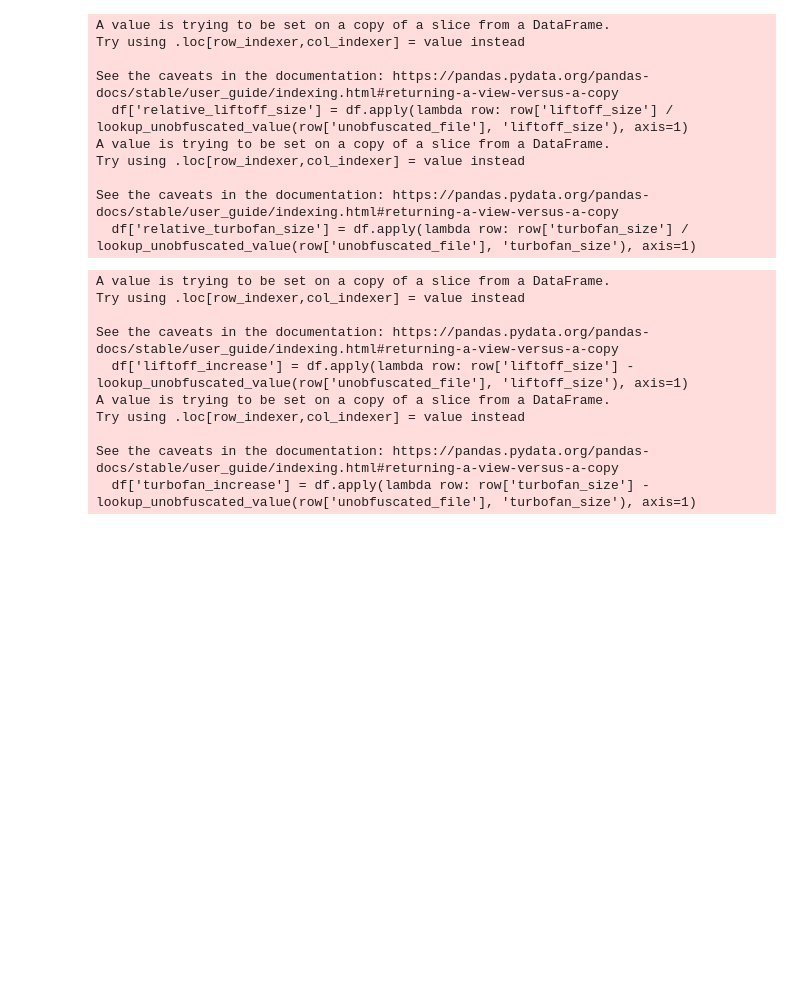
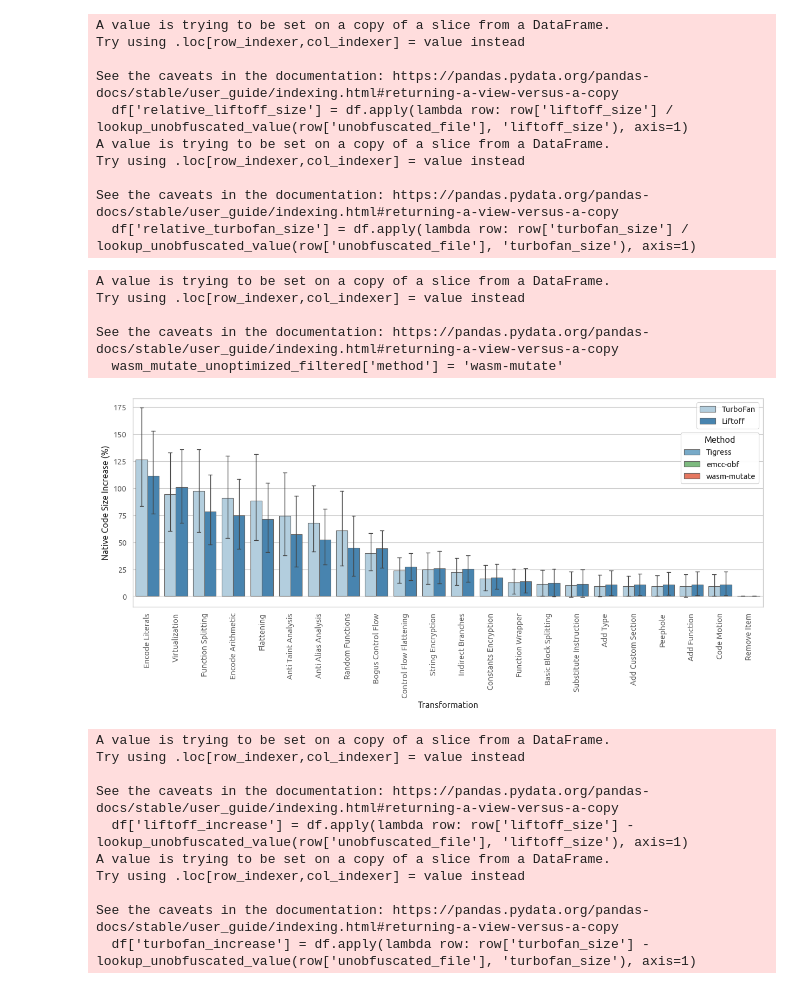
Before and after one commit to HakonHarnes/wasm-obf, a Jupyter notebook: analysis/optimization.ipynb, the cells around one changed output. Drawn from its saved outputs; the diff is of its cells as text; code cells hidden in the pictures; blank space fills up the shorter version.

```diff
--- a/analysis/optimization.ipynb
+++ b/analysis/optimization.ipynb
@@ -404,6 +418,81 @@ Try using .loc[row_indexer,col_indexer] = value instead
 
 See the caveats in the documentation: https://pandas.pydata.org/pandas-docs/stable/user_guide/indexing.html#returning-a-view-versus-a-copy
   df['relative_turbofan_size'] = df.apply(lambda row: row['turbofan_size'] / lookup_unobfuscated_value(row['unobfuscated_file'], 'turbofan_size'), axis=1)
+# %%
+def plot_v8_optimization_by_relative_instruction_size(df, xlabel, y='relative_size_percent', palette=None, path=None):
+    plt.figure(figsize=(15,5))
+
+    # Compute the average distance for each transformation_label
+    avg_distance = df.groupby('transformation_label')['relative_size'].mean().reset_index()
+
+    # Sort DataFrame by descending values of the average distance
+    avg_distance_sorted = avg_distance.sort_values('relative_size', ascending=False)
+
+    # Use the sorted order to sort the original DataFrame by transformation_label
+    df['transformation_label'] = pd.Categorical(df['transformation_label'],
+                                                categories=avg_distance_sorted['transformation_label'],
+                                                ordered=True)
+
+    df['relative_size_percent'] = (df['relative_size'] - 1) * 100
+    sorted_df = df.sort_values('relative_size_percent')
+
+    ax = sns.barplot(data=sorted_df,
+                x='transformation_label',
+                y=y,
+                # errorbar=None,
+                hue='stage',
+                palette=palette,
+                errwidth=1.0,
+                capsize=0.13,
+                edgecolor=edgecolor,
+                )
+
+    # Axis labels
+    plt.ylabel('Native Code Size Increase (%)')
+    plt.xlabel(xlabel)
+    # plt.ylim(0,3.5)
+
+    plt.xticks(rotation=90)
+
+    optimization_legend = ax.legend(title='', loc='upper right')
+    ax.add_artist(optimization_legend)
+
+    method_labels = df['method'].unique()
+    method_colors = ["#78AAC8", "#7DBA7F", "#E57760"]
+    method_handles = [Patch(facecolor=c, edgecolor=edgecolor, label=label) for label, c in zip(method_labels, method_colors)]
+    method_legend = plt.legend(method_handles, method_labels, title='Method', loc='upper right', bbox_to_anchor=(1, 0.855))
+    ax.add_artist(method_legend)
+
+    # Save plot
+    if path is not None:
+        plt.savefig(path, dpi=300, bbox_inches="tight")
+
+    # Show the plot
+    plt.show()
+
+wasm_mutate_unoptimized_filtered['method'] = 'wasm-mutate'
+df = pd.concat([tigress_unoptimized, llvm_unoptimized, wasm_mutate_unoptimized_filtered], ignore_index=True)
+
+df_liftoff = df.copy()
+df_liftoff['relative_size'] = df['relative_liftoff_size']
+df_liftoff['stage'] = 'Liftoff'
+
+df_turbofan = df.copy()
+df_turbofan['relative_size'] = df['relative_turbofan_size']
+df_turbofan['stage'] = 'TurboFan'
+
+df = pd.concat([df_liftoff, df_turbofan])
+
+plot_v8_optimization_by_relative_instruction_size(df, "Transformation", y="relative_size_percent", palette="Blues", path='./plots/effectiveness/distance-v8-transformations-blue.pdf')
+# plot_v8_optimization_by_relative_instruction_size(df, "Transformation", y="relative_size_percent", palette="Greens", path='./plots/effectiveness/distance-v8-transformations-green.pdf')
+# plot_v8_optimization_by_relative_instruction_size(df, "Transformation", y="relative_size_percent", palette="Reds", path='./plots/effectiveness/distance-v8-transformations-red.pdf')
+# %% [output]
+A value is trying to be set on a copy of a slice from a DataFrame.
+Try using .loc[row_indexer,col_indexer] = value instead
+
+See the caveats in the documentation: https://pandas.pydata.org/pandas-docs/stable/user_guide/indexing.html#returning-a-view-versus-a-copy
+  wasm_mutate_unoptimized_filtered['method'] = 'wasm-mutate'
+[figure, added]
 # %%
 def compute_instruction_increase(df, unobfuscated_unoptimized):
 
```
Also changed, not shown: parts of 7 cells of this notebook, 4 other files.
